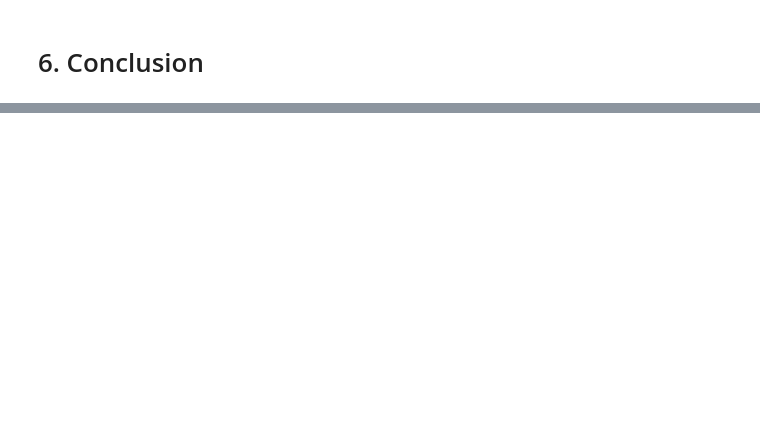
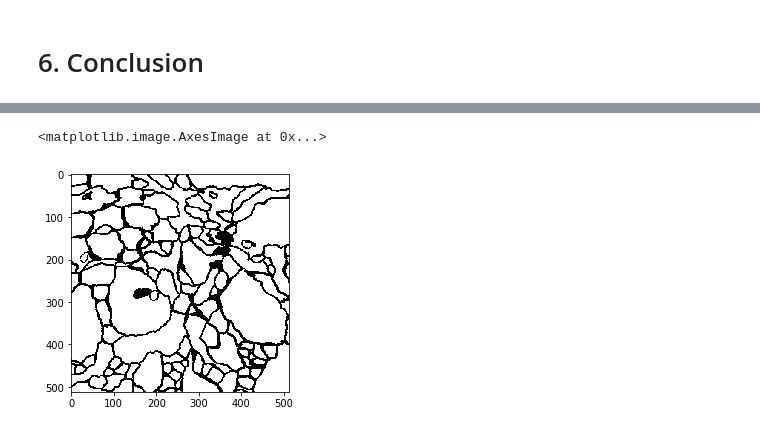
Before and after one commit to LouisRouss/BE-UNET, a Jupyter notebook: BE_Unet.ipynb, the cells around one changed output, grey strips where cells are left out. Saved outputs shown, nothing was run; the diff lists cells and outputs as text; code cells hidden in the pictures; blank space fills up the shorter version.

```diff
--- a/BE_Unet.ipynb
+++ b/BE_Unet.ipynb
@@ -829,0 +980,5 @@ For the second dataset I didn't have access a validation set, we have good resul
+# %%
+plt.imshow(target.reshape(512,512),cmap='gray')
+# %% [output]
+<matplotlib.image.AxesImage at 0x...>
+[figure, added]
```
Also changed, not shown: parts of 36 cells of this notebook, 5 other files.
